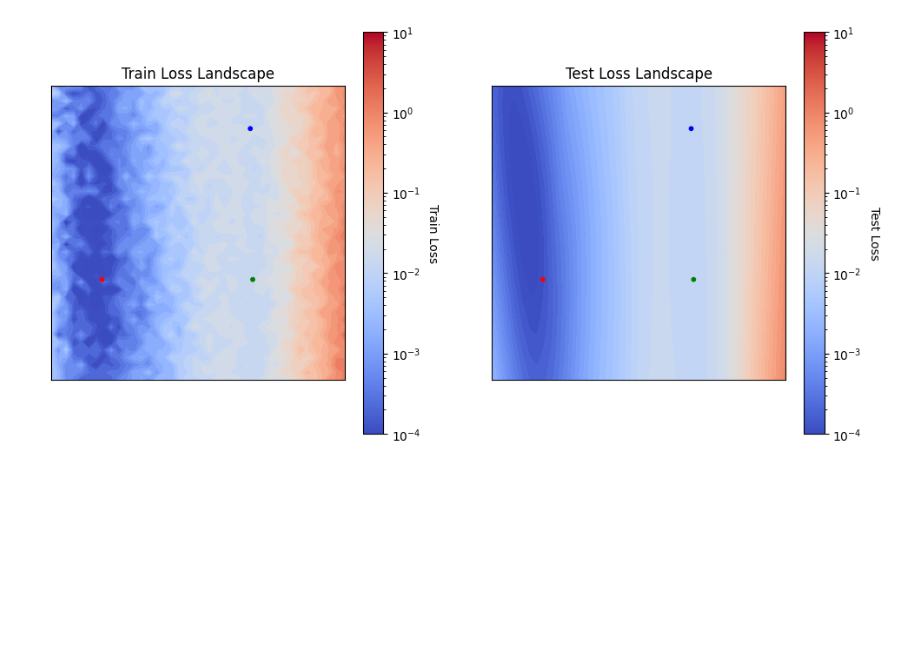
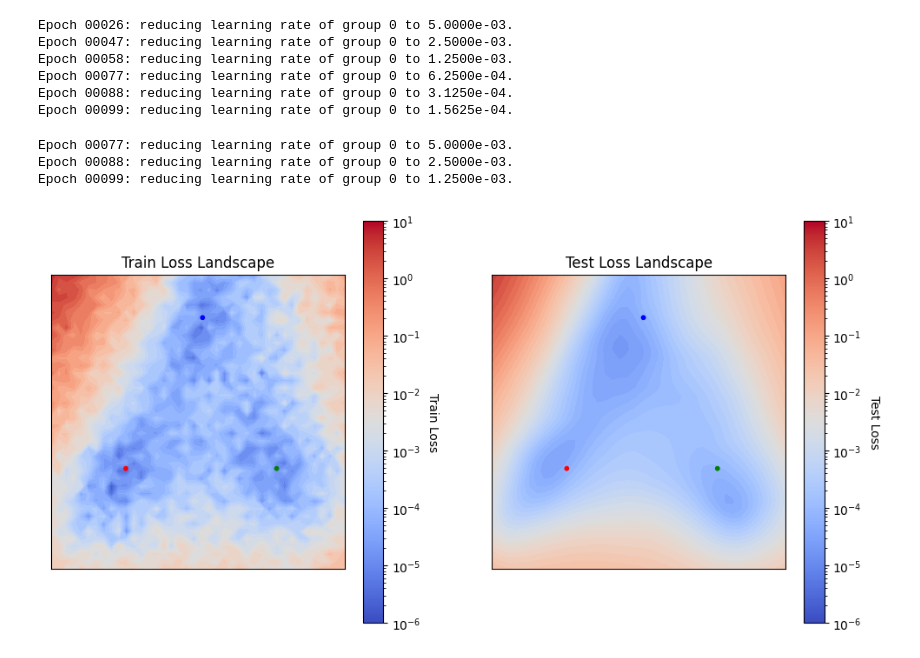
Before and after one commit to Adhithyan8/linear-mode-connectivity, a Jupyter notebook: playground2.ipynb, the cells around one changed output. Drawn from its saved outputs; the diff is of its cells as text; code cells hidden in the pictures; blank space fills up the shorter version.

```diff
--- a/playground2.ipynb
+++ b/playground2.ipynb
@@ -144,7 +162,7 @@ grid = torch.from_numpy(np.c_[xx.ravel(), yy.ravel()]).float().to(device)
 model_ = FCNet(2, width, 1, 1)
 
 def get_model(i, j):
-    return vec2model(vec0 + i * x + j * y, model_)
+    return vec2model(vec0 + i * xhat + j * yhat, model_)
 
 # compute loss at grid[i, j]
 def get_loss(i, j, loader):
@@ -230,7 +295,7 @@ grid = torch.from_numpy(np.c_[xx.ravel(), yy.ravel()]).float().to(device)
 model_ = FCNet(2, width, 1, 1)
 
 def get_model(i, j):
-    return vec2model(vec0 + i * x + j * y, model_)
+    return vec2model(vec0 + i * xhat + j * yhat, model_)
 
 # compute loss at grid[i, j]
 def get_loss(i, j, loader):
@@ -256,0 +385,23 @@ for i in range(xx.shape[0]):
+# %%
+# try to perm align model2 to model0
+model2_ = FCNet(2, width, 1, 1)
+model2_.load_state_dict(model2.state_dict())
+model2_.to(device).eval()
+model2_, _ = permute_align(model2_, model0, test_loader, epochs=100, device=device)
+# %% [output]
+Epoch 00026: reducing learning rate of group 0 to 5.0000e-03.
+Epoch 00047: reducing learning rate of group 0 to 2.5000e-03.
+Epoch 00058: reducing learning rate of group 0 to 1.2500e-03.
+Epoch 00077: reducing learning rate of group 0 to 6.2500e-04.
+Epoch 00088: reducing learning rate of group 0 to 3.1250e-04.
+Epoch 00099: reducing learning rate of group 0 to 1.5625e-04.
+# %%
+# try to perm align model1 to model0
+model1_ = FCNet(2, width, 1, 1)
+model1_.load_state_dict(model1.state_dict())
+model1_.to(device).eval()
+model1_, _ = permute_align(model1_, model0, test_loader, epochs=100, device=device)
+# %% [output]
+Epoch 00077: reducing learning rate of group 0 to 5.0000e-03.
+Epoch 00088: reducing learning rate of group 0 to 2.5000e-03.
+Epoch 00099: reducing learning rate of group 0 to 1.2500e-03.
@@ -258,33 +454,33 @@ for i in range(xx.shape[0]):
 # plot train and test loss landscapes
 fig, ax = plt.subplots(1, 2, sharex=True, sharey=True, figsize=(12, 6))
 
-vmin = -4
+vmin = -6
 vmax = 1
 # contour plot on log scale
 ax[0].contourf(xx, yy, np.log(loss_grid_train), cmap=cm.coolwarm, levels=40, interpolation="none", vmin=vmin, vmax=vmax)
 
 # contour plot on log scale
 ax[1].contourf(xx, yy, np.log(loss_grid_test), cmap=cm.coolwarm, levels=40, interpolation="none", vmin=vmin, vmax=vmax)
 
 # colorbar in log scale
 cbar = fig.colorbar(cm.ScalarMappable(norm=colors.LogNorm(vmin = 10**vmin, vmax=10**vmax), cmap=cm.coolwarm), ax=ax[0])
 cbar.ax.set_ylabel("Train Loss", rotation=270, labelpad=15)
 cbar = fig.colorbar(cm.ScalarMappable(norm=colors.LogNorm(vmin = 10**vmin, vmax=10**vmax), cmap=cm.coolwarm), ax=ax[1])
 cbar.ax.set_ylabel("Test Loss", rotation=270, labelpad=15)
 
 ax[0].scatter([0, 1, d.item()], [0, 0, 1], c=["red", "green", "blue"], s=10,)
 ax[1].scatter([0, 1, d.item()], [0, 0, 1], c=["red", "green", "blue"], s=10,)
 ax[0].set_title("Train Loss Landscape")
 ax[1].set_title("Test Loss Landscape")
 
 # remove x, y ticks
 ax[0].set_xticks([])
 ax[0].set_yticks([])
 ax[1].set_xticks([])
 ax[1].set_yticks([])
 # aspect ratio
 ax[0].set_aspect('equal')
 ax[1].set_aspect('equal')
 plt.show()
 # %% [output]
-[figure, old version]
+[figure, new version]
```
Also changed, not shown: parts of 11 cells of this notebook, 1 other file.
